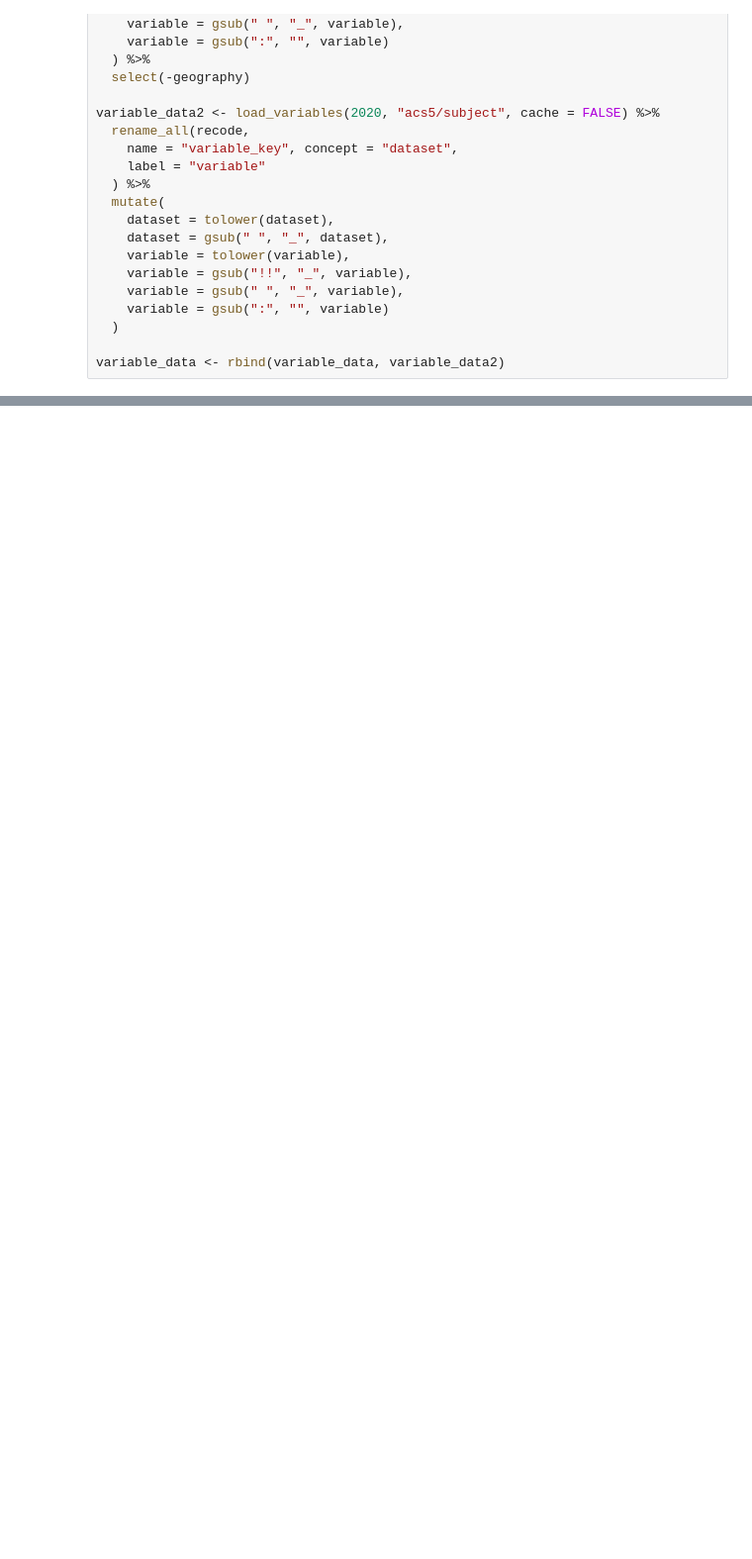
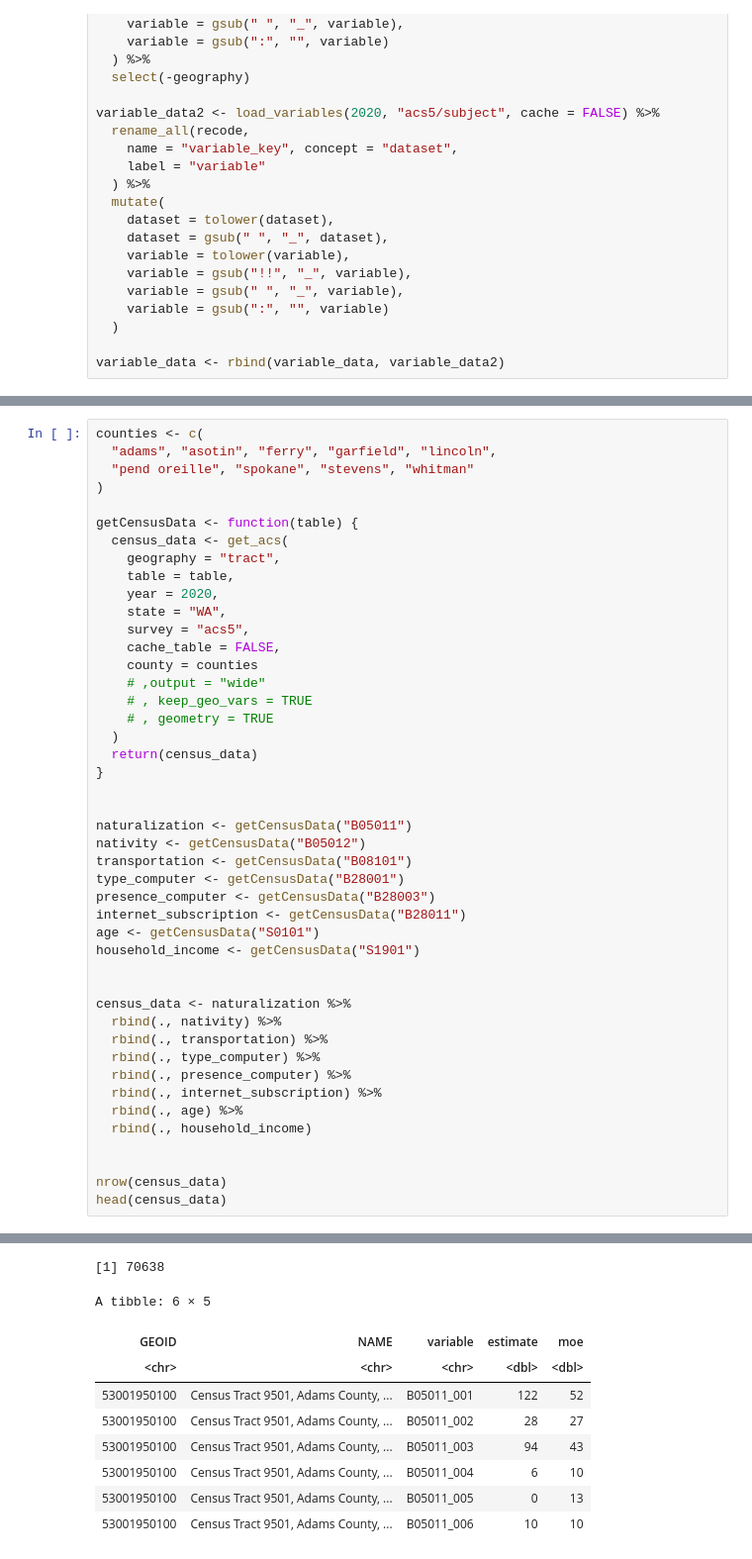
Before and after one commit to nicholasptran/eastern-washington-digital-equity, a Jupyter notebook: app/notebooks_and_testing/tidycensus.ipynb, the cells around one changed output, grey strips where cells are left out. Shown at 99% size. Saved outputs shown, nothing was run; the diff lists cells and outputs as text; blank space fills up the shorter version.

```diff
--- a/app/notebooks_and_testing/tidycensus.ipynb
+++ b/app/notebooks_and_testing/tidycensus.ipynb
@@ -111,0 +70,46 @@ variable_data <- rbind(variable_data, variable_data2)
+# %%
+counties <- c(
+  "adams", "asotin", "ferry", "garfield", "lincoln",
+  "pend oreille", "spokane", "stevens", "whitman"
+)
+
+getCensusData <- function(table) {
+  census_data <- get_acs(
+    geography = "tract",
+    table = table,
+    year = 2020,
+    state = "WA",
+    survey = "acs5",
+    cache_table = FALSE,
+    county = counties
+    # ,output = "wide"
+    # , keep_geo_vars = TRUE
+    # , geometry = TRUE
+  )
+  return(census_data)
+}
+
+
+naturalization <- getCensusData("B05011")
+nativity <- getCensusData("B05012")
+transportation <- getCensusData("B08101")
+type_computer <- getCensusData("B28001")
+presence_computer <- getCensusData("B28003")
+internet_subscription <- getCensusData("B28011")
+age <- getCensusData("S0101")
+household_income <- getCensusData("S1901")
+
+
+census_data <- naturalization %>%
+  rbind(., nativity) %>%
+  rbind(., transportation) %>%
+  rbind(., type_computer) %>%
+  rbind(., presence_computer) %>%
+  rbind(., internet_subscription) %>%
+  rbind(., age) %>%
+  rbind(., household_income)
+
+
+nrow(census_data)
+head(census_data)
+# %% [output]
@@ -111,0 +133,10 @@ variable_data <- rbind(variable_data, variable_data2)
+[1] 70638
+A tibble: 6 × 5
+| GEOID | NAME | variable | estimate | moe |
+| <chr> | <chr> | <chr> | <dbl> | <dbl> |
+| 53001950100 | Census Tract 9501, Adams County, ... | B05011_001 | 122 | 52 |
+| 53001950100 | Census Tract 9501, Adams County, ... | B05011_002 | 28 | 27 |
+| 53001950100 | Census Tract 9501, Adams County, ... | B05011_003 | 94 | 43 |
+| 53001950100 | Census Tract 9501, Adams County, ... | B05011_004 | 6 | 10 |
+| 53001950100 | Census Tract 9501, Adams County, ... | B05011_005 | 0 | 13 |
+| 53001950100 | Census Tract 9501, Adams County, ... | B05011_006 | 10 | 10 |
```
Also changed, not shown: parts of 19 cells of this notebook, 3 other files.
